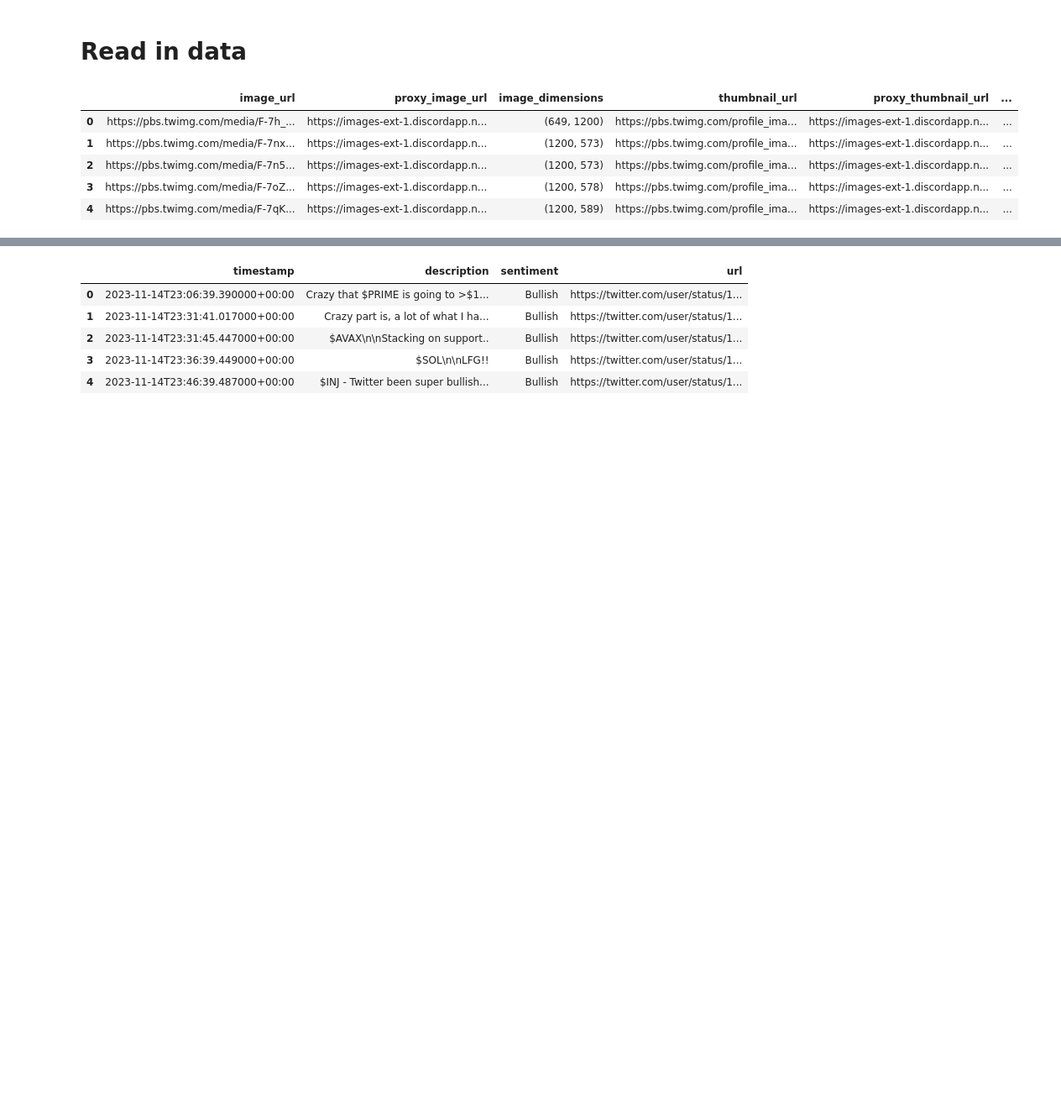
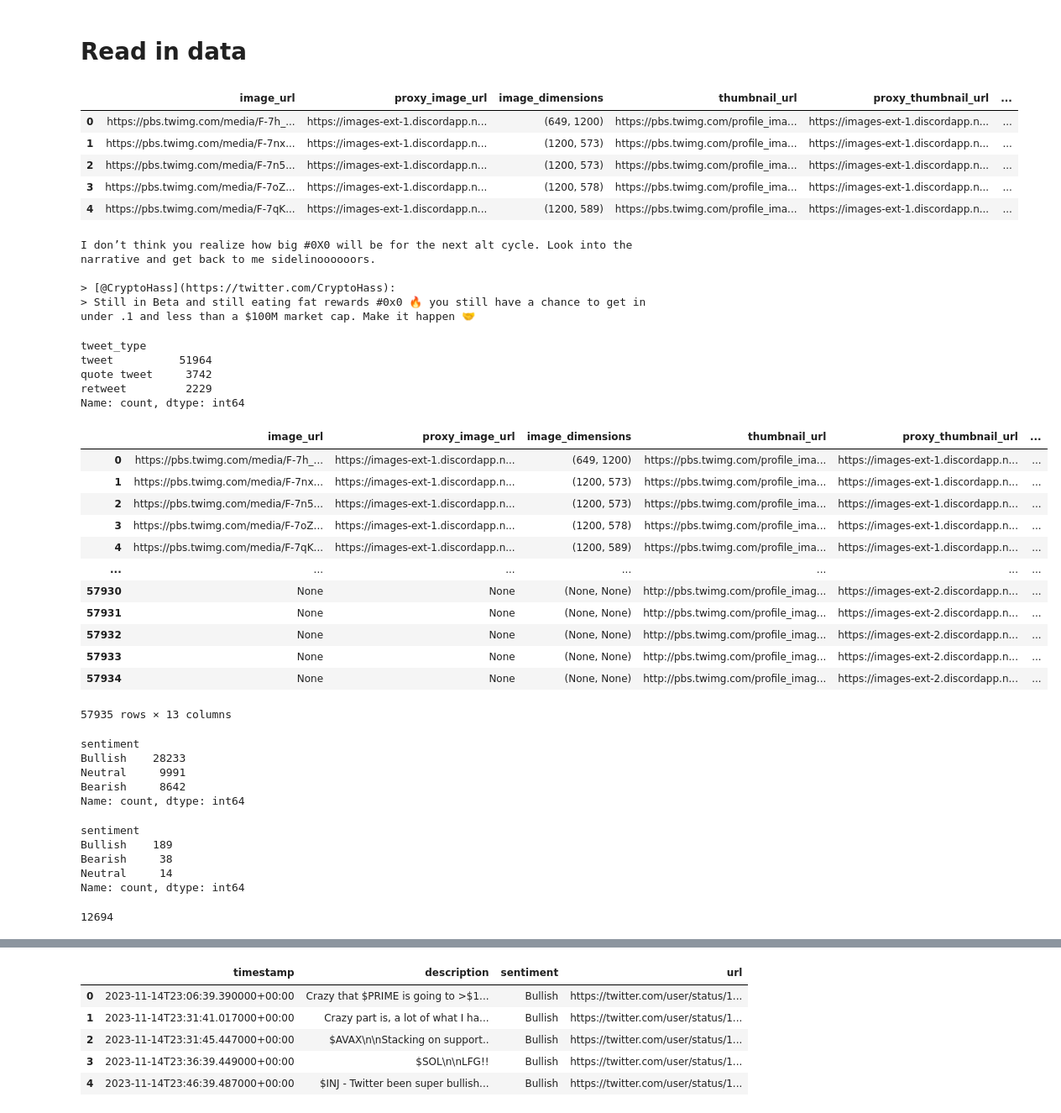
Before and after one commit to lowweihong/team14-CryptoMood, a Jupyter notebook: src/data_cleaning/eda.ipynb, the cells around one changed output, grey strips where cells are left out. Shown: that part at 84% size. Drawn from its saved outputs; the diff is of its cells as text; code cells hidden in the pictures; blank space fills up the shorter version.

```diff
--- a/src/data_cleaning/eda.ipynb
+++ b/src/data_cleaning/eda.ipynb
@@ -20,3 +20,58 @@ df.head()
 | 2 | https://pbs.twimg.com/media/F-7n5... | https://images-ext-1.discordapp.n... | (1200, 573) | https://pbs.twimg.com/profile_ima... | https://images-ext-1.discordapp.n... | ... |
 | 3 | https://pbs.twimg.com/media/F-7oZ... | https://images-ext-1.discordapp.n... | (1200, 578) | https://pbs.twimg.com/profile_ima... | https://images-ext-1.discordapp.n... | ... |
 | 4 | https://pbs.twimg.com/media/F-7qK... | https://images-ext-1.discordapp.n... | (1200, 589) | https://pbs.twimg.com/profile_ima... | https://images-ext-1.discordapp.n... | ... |
+# %%
+print(df['description'].iloc[14])
+# %% [output]
+I don’t think you realize how big #0X0 will be for the next alt cycle. Look into the narrative and get back to me sidelinoooooors.
+
+> [@CryptoHass](https://twitter.com/CryptoHass):
+> Still in Beta and still eating fat rewards #0x0 🔥 you still have a chance to get in under .1 and less than a $100M market cap. Make it happen 🤝
+# %%
+# Applied the same method as https://aclanthology.org/2022.acl-demo.25.pdf
+# We also use specific flags supported by the API to
+# retrieve only tweets in English and ignore retweets,
+# quotes, links, media posts and ads.
+df['tweet_type'].value_counts()
+# %% [output]
+tweet_type
+tweet          51964
+quote tweet     3742
+retweet         2229
+Name: count, dtype: int64
+# %%
+df
+# %% [output]
+|  | image_url | proxy_image_url | image_dimensions | thumbnail_url | proxy_thumbnail_url | ... |
+| 0 | https://pbs.twimg.com/media/F-7h_... | https://images-ext-1.discordapp.n... | (649, 1200) | https://pbs.twimg.com/profile_ima... | https://images-ext-1.discordapp.n... | ... |
+| 1 | https://pbs.twimg.com/media/F-7nx... | https://images-ext-1.discordapp.n... | (1200, 573) | https://pbs.twimg.com/profile_ima... | https://images-ext-1.discordapp.n... | ... |
+| 2 | https://pbs.twimg.com/media/F-7n5... | https://images-ext-1.discordapp.n... | (1200, 573) | https://pbs.twimg.com/profile_ima... | https://images-ext-1.discordapp.n... | ... |
+| 3 | https://pbs.twimg.com/media/F-7oZ... | https://images-ext-1.discordapp.n... | (1200, 578) | https://pbs.twimg.com/profile_ima... | https://images-ext-1.discordapp.n... | ... |
+| 4 | https://pbs.twimg.com/media/F-7qK... | https://images-ext-1.discordapp.n... | (1200, 589) | https://pbs.twimg.com/profile_ima... | https://images-ext-1.discordapp.n... | ... |
+| ... | ... | ... | ... | ... | ... | ... |
+| 57930 | None | None | (None, None) | http://pbs.twimg.com/profile_imag... | https://images-ext-2.discordapp.n... | ... |
+| 57931 | None | None | (None, None) | http://pbs.twimg.com/profile_imag... | https://images-ext-2.discordapp.n... | ... |
+| 57932 | None | None | (None, None) | http://pbs.twimg.com/profile_imag... | https://images-ext-2.discordapp.n... | ... |
+| 57933 | None | None | (None, None) | http://pbs.twimg.com/profile_imag... | https://images-ext-2.discordapp.n... | ... |
+| 57934 | None | None | (None, None) | http://pbs.twimg.com/profile_imag... | https://images-ext-2.discordapp.n... | ... |
+57935 rows × 13 columns
+# %%
+df['sentiment'].value_counts()
+# %% [output]
+sentiment
+Bullish    28233
+Neutral     9991
+Bearish     8642
+Name: count, dtype: int64
+# %%
+df[df['description'].str.contains('dips')]['sentiment'].value_counts()
+# %% [output]
+sentiment
+Bullish    189
+Bearish     38
+Neutral     14
+Name: count, dtype: int64
+# %%
+df['image_url'].isna().sum()
+# %% [output]
+12694
```
Also changed, not shown: parts of 23 cells of this notebook, 2 other files.
